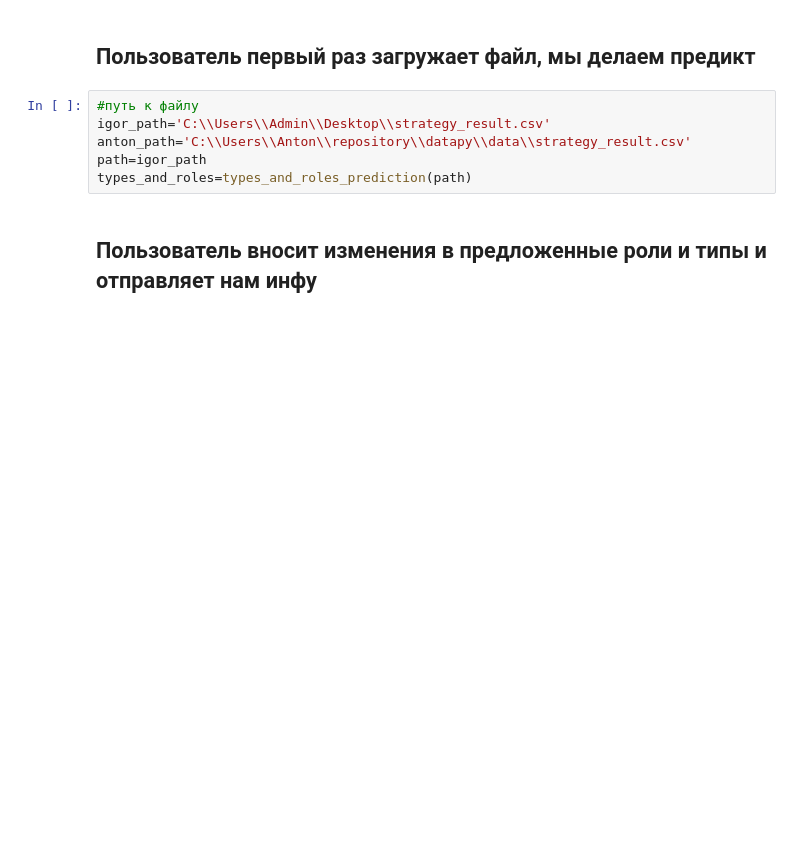
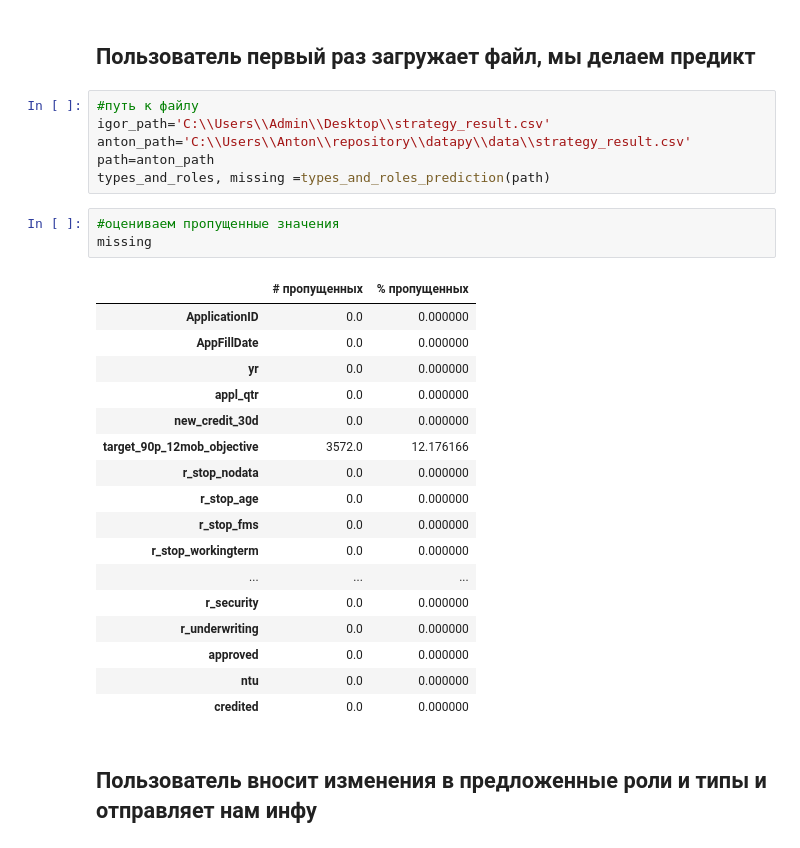
Before and after one commit to Sophia-team/datapy, a Jupyter notebook: Role and Type Selector.ipynb, the cells around one changed output. Drawn from its saved outputs; the diff is of its cells as text; blank space fills up the shorter version.

Commit message:
Добавил fixed_rules, changed_rules, расчет пропущенных значений. Начал пробовать писать функцию расчета

```diff
--- a/Role and Type Selector.ipynb
+++ b/Role and Type Selector.ipynb
@@ -8,8 +8,29 @@
 #путь к файлу
 igor_path='C:\\Users\\Admin\\Desktop\\strategy_result.csv'
 anton_path='C:\\Users\\Anton\\repository\\datapy\\data\\strategy_result.csv'
-path=igor_path
-types_and_roles=types_and_roles_prediction(path)
+path=anton_path
+types_and_roles, missing =types_and_roles_prediction(path)
+# %%
+#оцениваем пропущенные значения
+missing
+# %% [output]
+|  | # пропущенных | % пропущенных |
+| ApplicationID | 0.0 | 0.000000 |
+| AppFillDate | 0.0 | 0.000000 |
+| yr | 0.0 | 0.000000 |
+| appl_qtr | 0.0 | 0.000000 |
+| new_credit_30d | 0.0 | 0.000000 |
+| target_90p_12mob_objective | 3572.0 | 12.176166 |
+| r_stop_nodata | 0.0 | 0.000000 |
+| r_stop_age | 0.0 | 0.000000 |
+| r_stop_fms | 0.0 | 0.000000 |
+| r_stop_workingterm | 0.0 | 0.000000 |
+| ... | ... | ... |
+| r_security | 0.0 | 0.000000 |
+| r_underwriting | 0.0 | 0.000000 |
+| approved | 0.0 | 0.000000 |
+| ntu | 0.0 | 0.000000 |
+| credited | 0.0 | 0.000000 |
 # %% [markdown]
 ## Пользователь вносит изменения в предложенные роли и типы и отправляет нам инфу
 # %%
```
Also changed, not shown: parts of 9 cells of this notebook, 1 other file.
